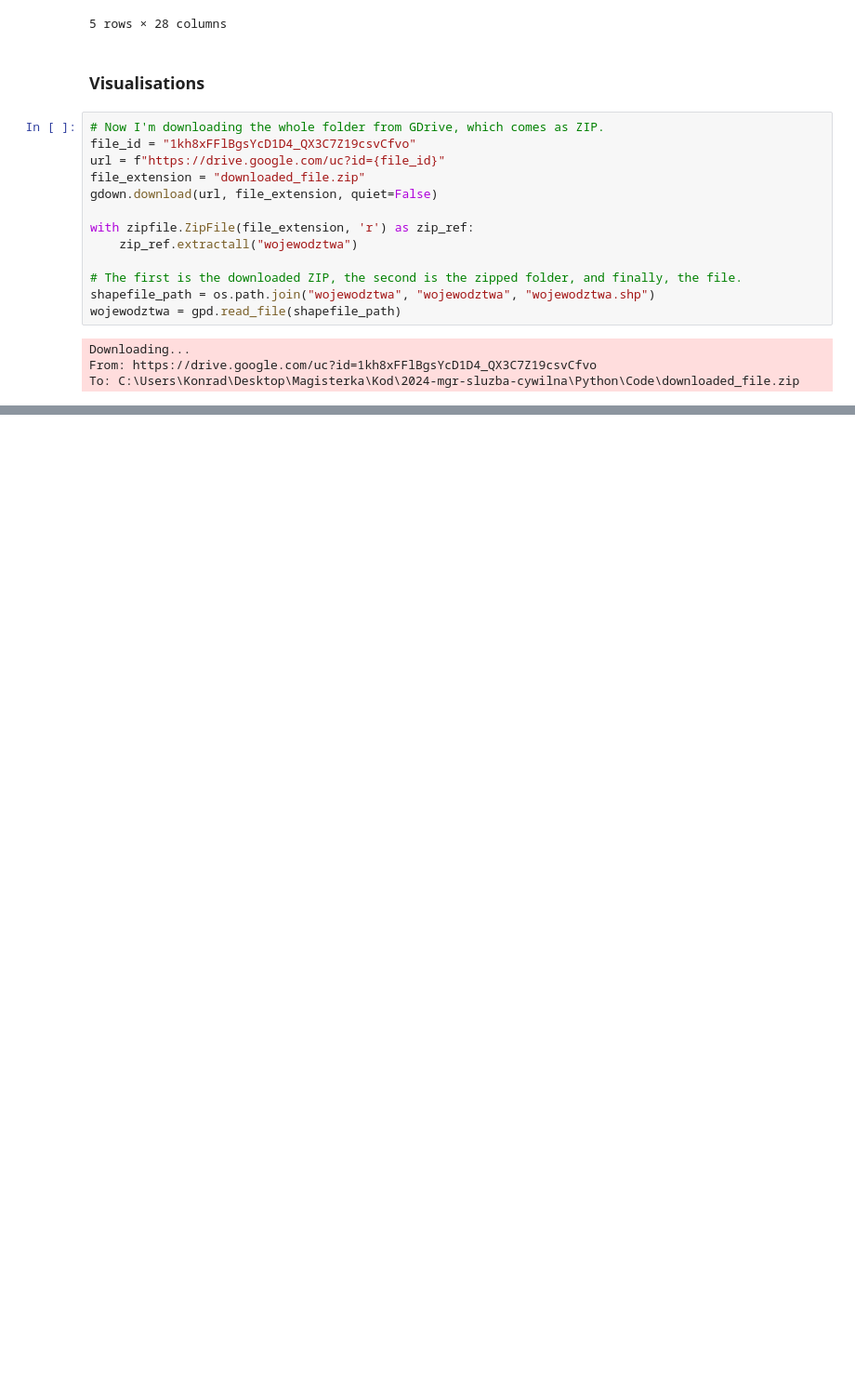
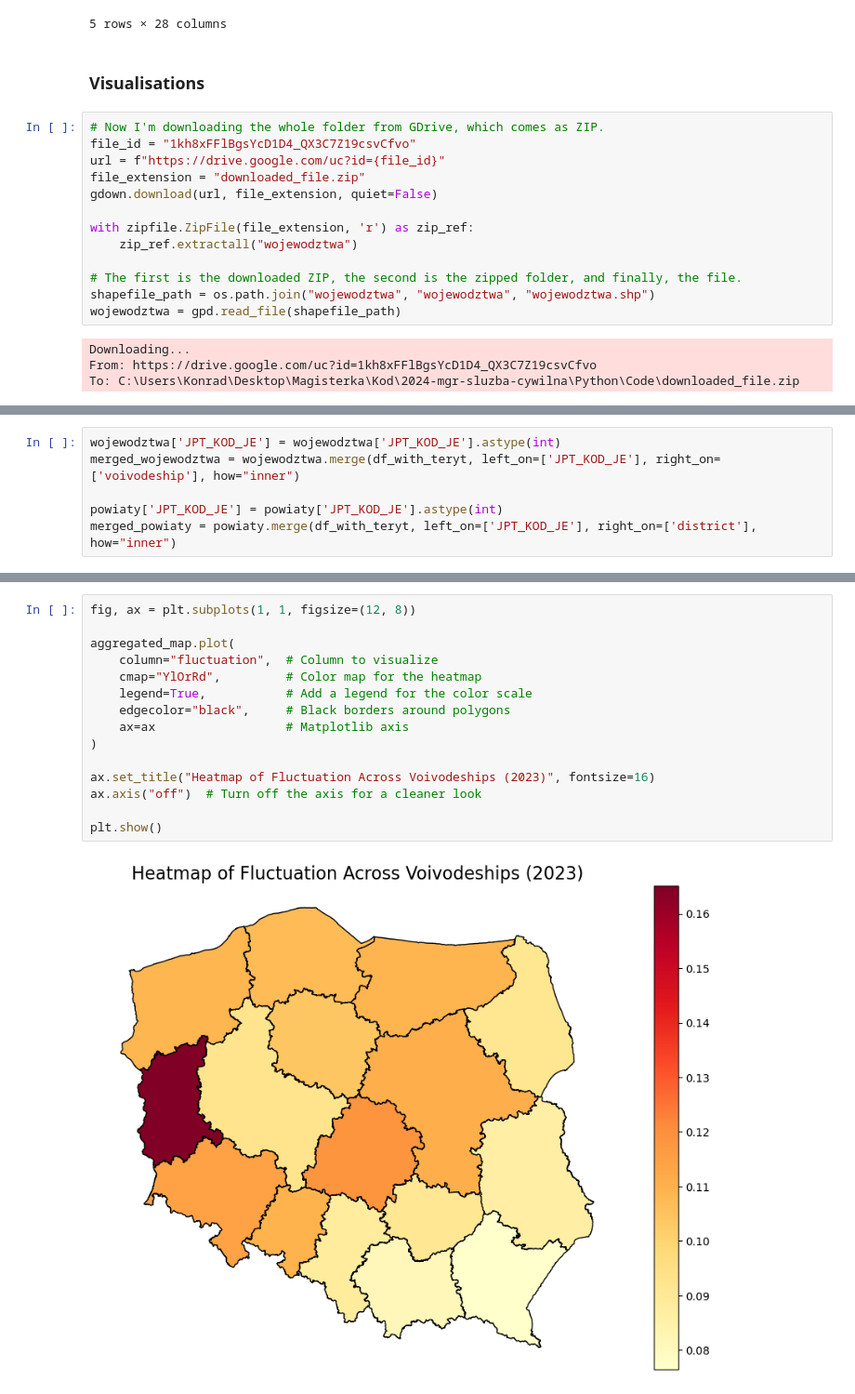
Before and after one commit to BERENZ/2024-mgr-sluzba-cywilna, a Jupyter notebook: Python/Code/mapy.ipynb, the cells around one changed output, grey strips where cells are left out. Shown: that part at 93% size. Saved outputs shown, nothing was run; the diff lists cells and outputs as text; blank space fills up the shorter version.

Commit message:
added a heatmap

```diff
--- a/Python/Code/mapy.ipynb
+++ b/Python/Code/mapy.ipynb
@@ -113,0 +100,6 @@ Index(['gml_id', 'JPT_SJR_KO', 'JPT_POWIER', 'JPT_KOD_JE', 'JPT_NAZWA_',
+# %%
+wojewodztwa['JPT_KOD_JE'] = wojewodztwa['JPT_KOD_JE'].astype(int)
+merged_wojewodztwa = wojewodztwa.merge(df_with_teryt, left_on=['JPT_KOD_JE'], right_on=['voivodeship'], how="inner")
+
+powiaty['JPT_KOD_JE'] = powiaty['JPT_KOD_JE'].astype(int)
+merged_powiaty = powiaty.merge(df_with_teryt, left_on=['JPT_KOD_JE'], right_on=['district'], how="inner")
@@ -113,0 +164,17 @@ Index(['gml_id', 'JPT_SJR_KO', 'JPT_POWIER', 'JPT_KOD_JE', 'JPT_NAZWA_',
+# %%
+fig, ax = plt.subplots(1, 1, figsize=(12, 8))
+
+aggregated_map.plot(
+    column="fluctuation",  # Column to visualize
+    cmap="YlOrRd",         # Color map for the heatmap
+    legend=True,           # Add a legend for the color scale
+    edgecolor="black",     # Black borders around polygons
+    ax=ax                  # Matplotlib axis
+)
+
+ax.set_title("Heatmap of Fluctuation Across Voivodeships (2023)", fontsize=16)
+ax.axis("off")  # Turn off the axis for a cleaner look
+
+plt.show()
+# %% [output]
+[figure, added]
```
Also changed, not shown: parts of 12 cells of this notebook.
